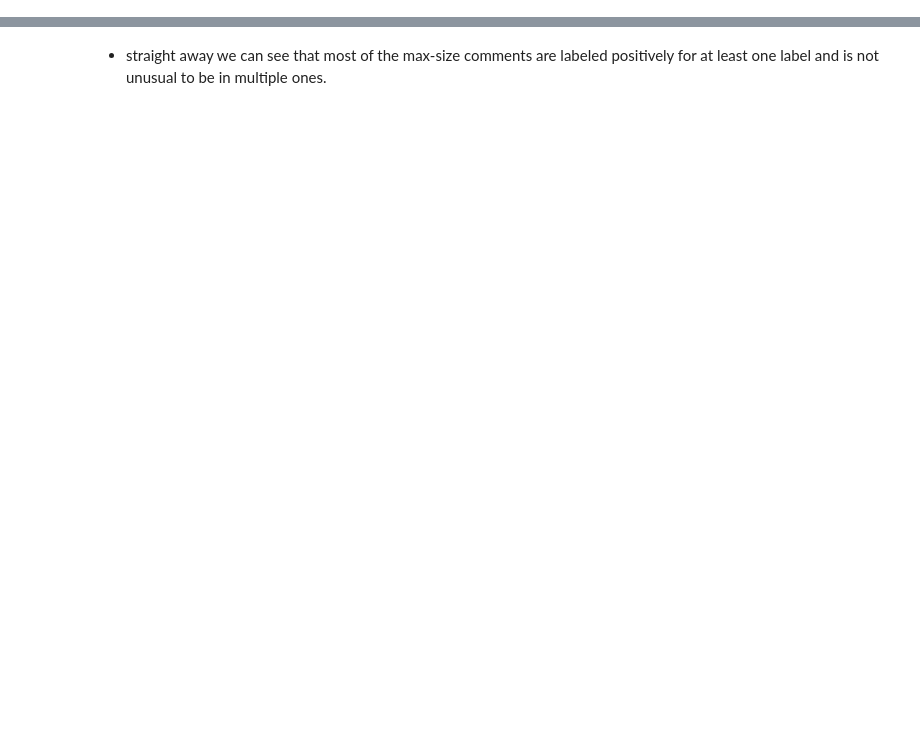
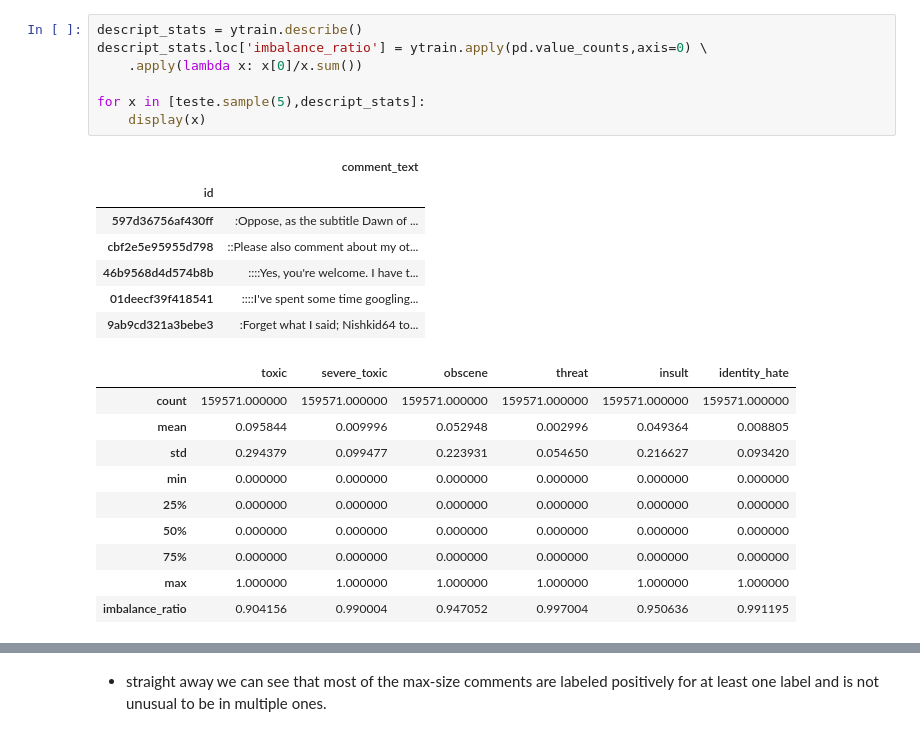
Before and after one commit to prbronze/Kaggle, a Jupyter notebook: toxic_comment_challenge/Notebooks/EDA.ipynb, the cells around one changed output, grey strips where cells are left out. Saved outputs shown, nothing was run; the diff lists cells and outputs as text; blank space fills up the shorter version.

```diff
--- a/toxic_comment_challenge/Notebooks/EDA.ipynb
+++ b/toxic_comment_challenge/Notebooks/EDA.ipynb
@@ -256,0 +29,25 @@ dtype: int64
+# %%
+descript_stats = ytrain.describe()
+descript_stats.loc['imbalance_ratio'] = ytrain.apply(pd.value_counts,axis=0) \
+    .apply(lambda x: x[0]/x.sum())
+
+for x in [teste.sample(5),descript_stats]:
+    display(x)
+# %% [output]
+|  | comment_text |
+| id |  |
+| 597d36756af430ff | :Oppose, as the subtitle Dawn of ... |
+| cbf2e5e95955d798 | ::Please also comment about my ot... |
+| 46b9568d4d574b8b | ::::Yes, you're welcome. I have t... |
+| 01deecf39f418541 | ::::I've spent some time googling... |
+| 9ab9cd321a3bebe3 | :Forget what I said; Nishkid64 to... |
+|  | toxic | severe_toxic | obscene | threat | insult | identity_hate |
+| count | 159571.000000 | 159571.000000 | 159571.000000 | 159571.000000 | 159571.000000 | 159571.000000 |
+| mean | 0.095844 | 0.009996 | 0.052948 | 0.002996 | 0.049364 | 0.008805 |
+| std | 0.294379 | 0.099477 | 0.223931 | 0.054650 | 0.216627 | 0.093420 |
+| min | 0.000000 | 0.000000 | 0.000000 | 0.000000 | 0.000000 | 0.000000 |
+| 25% | 0.000000 | 0.000000 | 0.000000 | 0.000000 | 0.000000 | 0.000000 |
+| 50% | 0.000000 | 0.000000 | 0.000000 | 0.000000 | 0.000000 | 0.000000 |
+| 75% | 0.000000 | 0.000000 | 0.000000 | 0.000000 | 0.000000 | 0.000000 |
+| max | 1.000000 | 1.000000 | 1.000000 | 1.000000 | 1.000000 | 1.000000 |
+| imbalance_ratio | 0.904156 | 0.990004 | 0.947052 | 0.997004 | 0.950636 | 0.991195 |
```
Also changed, not shown: parts of 42 cells of this notebook.
